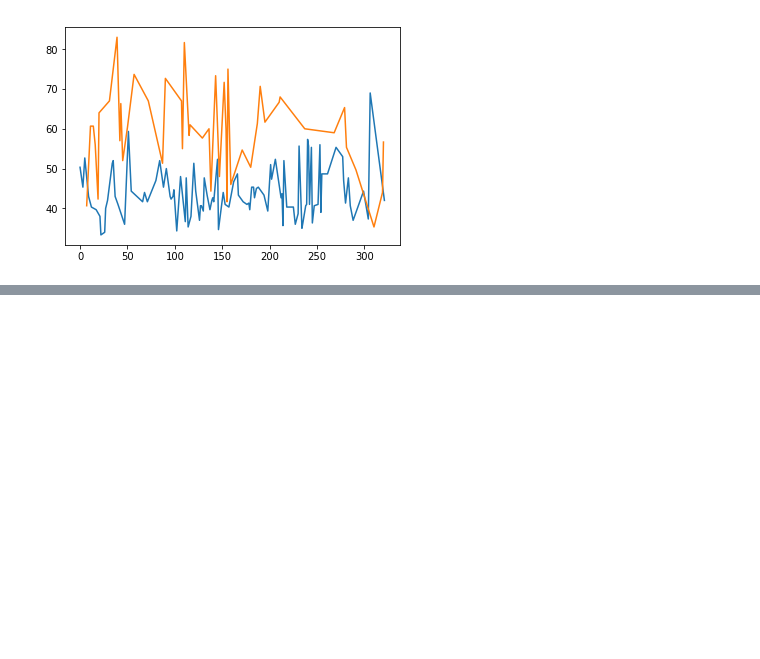
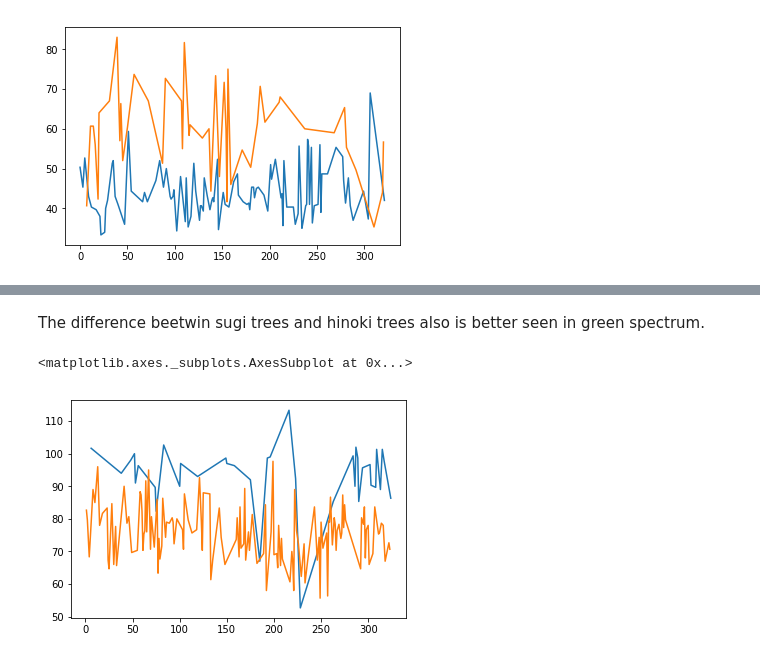
Before and after one commit to Andrey-rmnv/forest_classification, a Jupyter notebook: forest_classification.ipynb, the cells around one changed output, grey strips where cells are left out. Drawn from its saved outputs; the diff is of its cells as text; code cells hidden in the pictures; blank space fills up the shorter version.

```diff
--- a/forest_classification.ipynb
+++ b/forest_classification.ipynb
@@ -82,0 +91,8 @@ df_other.red.plot()
+# %% [markdown]
+The difference beetwin sugi trees and hinoki trees also is better seen in green spectrum.
+# %%
+df_hinoki.green.plot()
+df_sugi.green.plot()
+# %% [output]
+<matplotlib.axes._subplots.AxesSubplot at 0x...>
+[figure, added]
```
Also changed, not shown: parts of 40 cells of this notebook.
